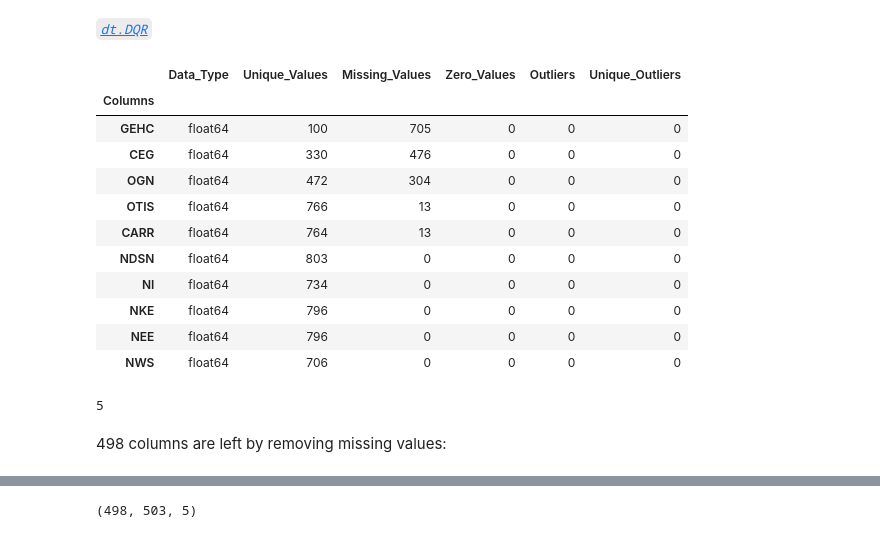
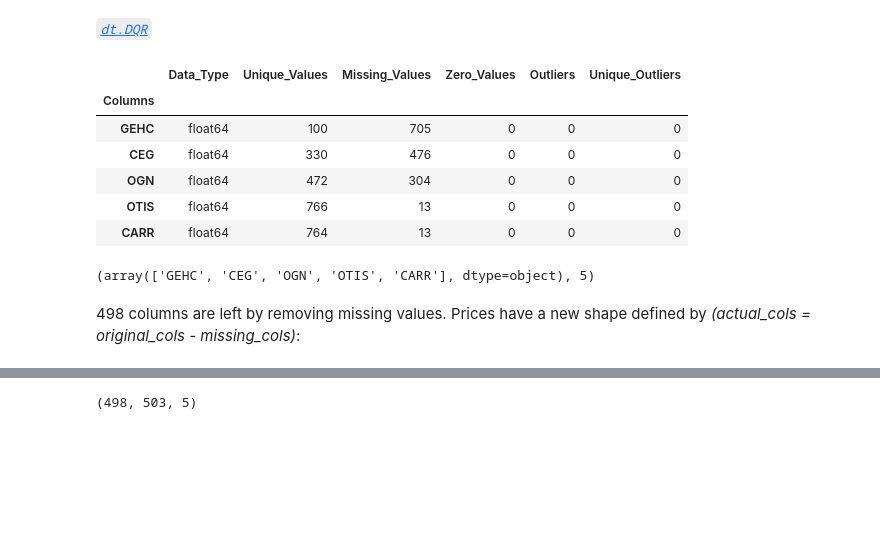
Before and after one commit to EMarquez7/Examen-de-Simulaci-n-2, a Jupyter notebook: Optimization.ipynb, the cells around one changed output, grey strips where cells are left out. Saved outputs shown, nothing was run; the diff lists cells and outputs as text; code cells hidden in the pictures; blank space fills up the shorter version.

```diff
--- a/Optimization.ipynb
+++ b/Optimization.ipynb
@@ -377,3 +363,4 @@ So first, required dates will be modified within the following general variables
 Define variables:
 # %%
 rf, best, r_jump, start, end = .00169, 25, 0.05, "2020-03-02", SP_Assets_r.tail(1).index[0]
+prices_start = SP_Assets_r.loc[start:end]
@@ -394,29 +367,22 @@ Prices stats within dates are made available:
-# %%
-prices_start = dt.data_describe(SP_Assets_r, 'prices', .00169, start, end)[1]
 # %% [markdown]
 Symbols with missing values are located with a DQR for given dates and shown:
 # %% [markdown]
 <span style='color:teal'> <u> *[`dt.DQR`](https://github.com/EstebanMqz/SP500-Risk-Optimized-Portfolios-PostCovid-ML/blob/main/data.py)*<br>
 # %%
-DQR_start = dt.DQR(prices_start).sort_values(by='Missing_Values', ascending=False).head(10)
-DQR_start
+DQR_start = dt.DQR(prices_start).sort_values(by='Missing_Values', ascending=False)
+DQR_start.head()
 # %% [output]
 |  | Data_Type | Unique_Values | Missing_Values | Zero_Values | Outliers | Unique_Outliers |
 | Columns |  |  |  |  |  |  |
 | GEHC | float64 | 100 | 705 | 0 | 0 | 0 |
 | CEG | float64 | 330 | 476 | 0 | 0 | 0 |
 | OGN | float64 | 472 | 304 | 0 | 0 | 0 |
 | OTIS | float64 | 766 | 13 | 0 | 0 | 0 |
 | CARR | float64 | 764 | 13 | 0 | 0 | 0 |
-| NDSN | float64 | 803 | 0 | 0 | 0 | 0 |
-| NI | float64 | 734 | 0 | 0 | 0 | 0 |
-| NKE | float64 | 796 | 0 | 0 | 0 | 0 |
-| NEE | float64 | 796 | 0 | 0 | 0 | 0 |
-| NWS | float64 | 706 | 0 | 0 | 0 | 0 |
 # %%
-index_missing = DQR_start[DQR_start['Missing_Values'] >= 1].index
-index_missing.values.shape[0]
+index_missing = (DQR_start[DQR_start['Missing_Values'] >= 1].index).values
+index_missing, index_missing.shape[0]
 # %% [output]
-5
+(array(['GEHC', 'CEG', 'OGN', 'OTIS', 'CARR'], dtype=object), 5)
 # %% [markdown]
-498 columns are left by removing missing values:
+498 columns are left by removing missing values. Prices have a new shape defined by *(actual_cols = original_cols - missing_cols)*:
```
Also changed, not shown: parts of 44 cells of this notebook, 3 other files.
